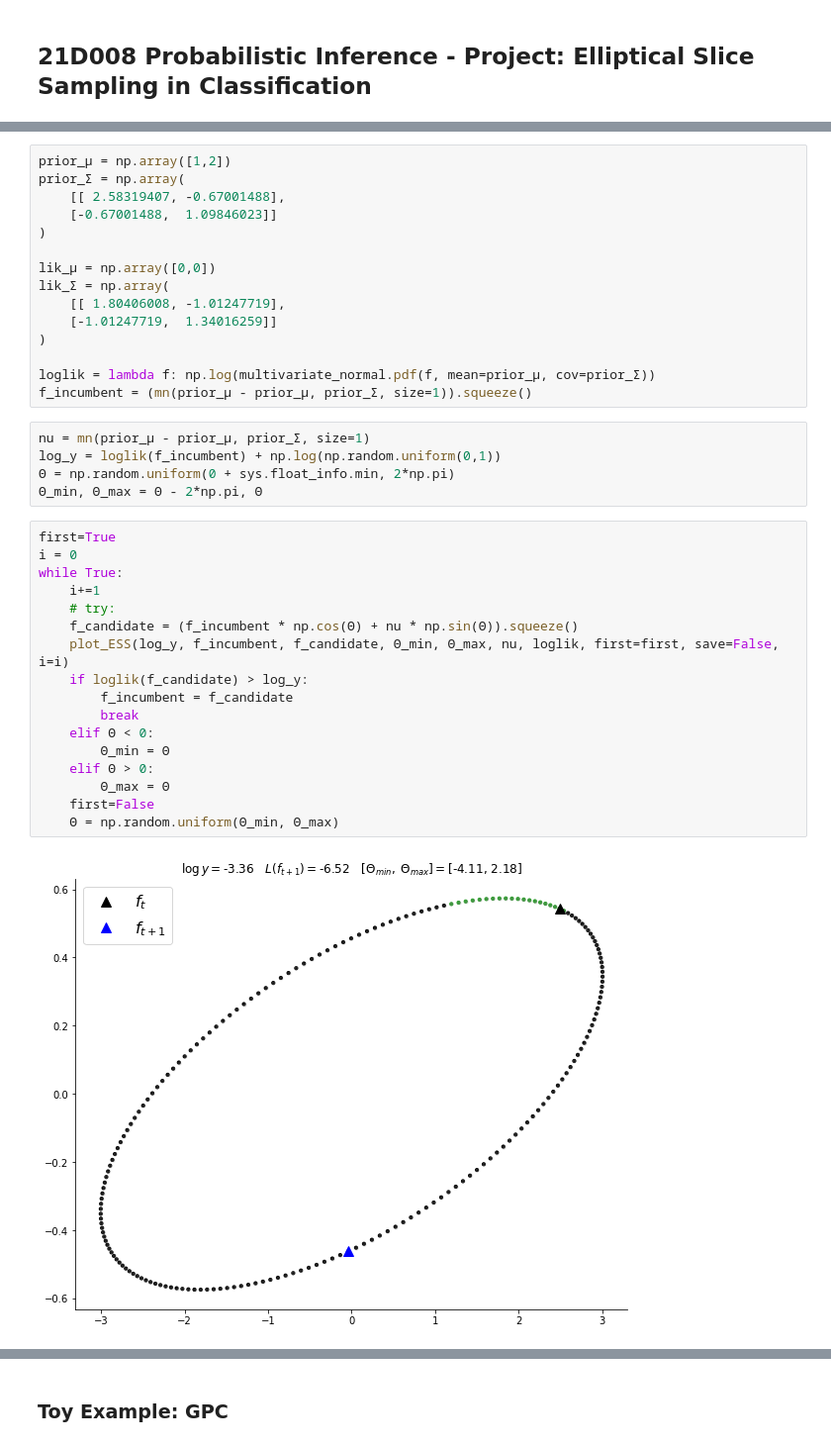
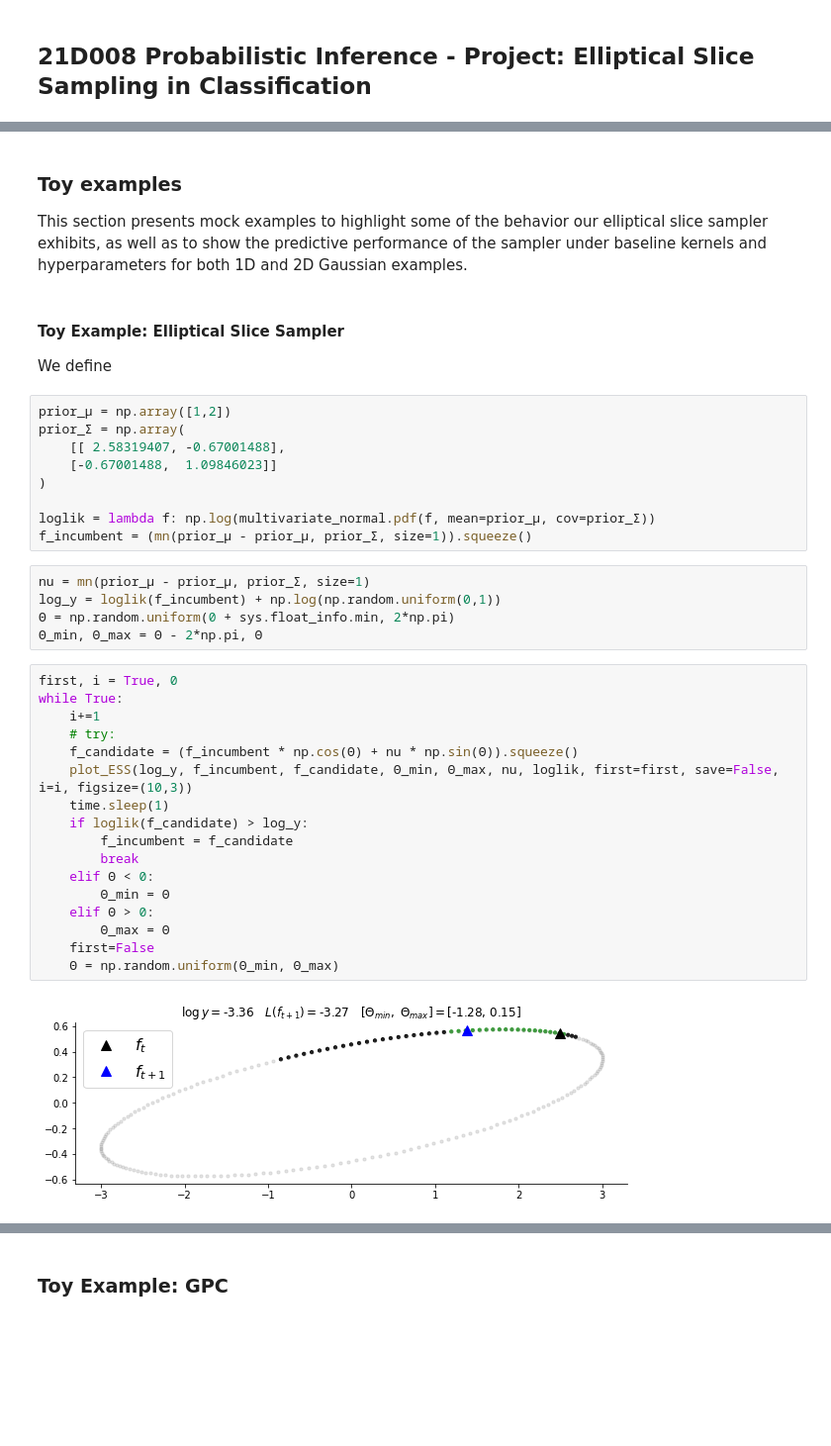
Before and after one commit to clinton0313/GP-Classification-Project, a Jupyter notebook: report.ipynb, the cells around one changed output, grey strips where cells are left out. Shown at 99% size. Saved outputs shown, nothing was run; the diff lists cells and outputs as text; blank space fills up the shorter version.

```diff
--- a/report.ipynb
+++ b/report.ipynb
@@ -17,6 +20,13 @@ from utils import (
 )
 np.random.seed(30)
 cmap=colors.ListedColormap(["tab:cyan", "tab:green", "tab:gray"])
+# %% [markdown]
+### Toy examples
+This section presents mock examples to highlight some of the behavior our elliptical slice sampler exhibits, as well as to show the predictive performance of the sampler under baseline kernels and hyperparameters for both 1D and 2D Gaussian examples.
+# %% [markdown]
+#### Toy Example: Elliptical Slice Sampler
+
+We define
 # %%
 prior_µ = np.array([1,2])
 prior_Σ = np.array(
@@ -24,12 +34,6 @@ prior_Σ = np.array(
     [-0.67001488,  1.09846023]]
 )
 
-lik_µ = np.array([0,0])
-lik_Σ = np.array(
-    [[ 1.80406008, -1.01247719],
-    [-1.01247719,  1.34016259]]
-)
-
 loglik = lambda f: np.log(multivariate_normal.pdf(f, mean=prior_µ, cov=prior_Σ))
 f_incumbent = (mn(prior_µ - prior_µ, prior_Σ, size=1)).squeeze()
 # %%
@@ -38,21 +42,21 @@ log_y = loglik(f_incumbent) + np.log(np.random.uniform(0,1))
 Θ = np.random.uniform(0 + sys.float_info.min, 2*np.pi)
 Θ_min, Θ_max = Θ - 2*np.pi, Θ
 # %%
-first=True
-i = 0
+first, i = True, 0
 while True:
     i+=1
     # try:
     f_candidate = (f_incumbent * np.cos(Θ) + nu * np.sin(Θ)).squeeze()
-    plot_ESS(log_y, f_incumbent, f_candidate, Θ_min, Θ_max, nu, loglik, first=first, save=False, i=i)
+    plot_ESS(log_y, f_incumbent, f_candidate, Θ_min, Θ_max, nu, loglik, first=first, save=False, i=i, figsize=(10,3))
+    time.sleep(1)
     if loglik(f_candidate) > log_y:
         f_incumbent = f_candidate
         break
     elif Θ < 0:
         Θ_min = Θ
     elif Θ > 0:
         Θ_max = Θ
     first=False
     Θ = np.random.uniform(Θ_min, Θ_max)
 # %% [output]
-[figure, old version]
+[figure, new version]
```
Also changed, not shown: parts of 8 cells of this notebook, 1 other file.
